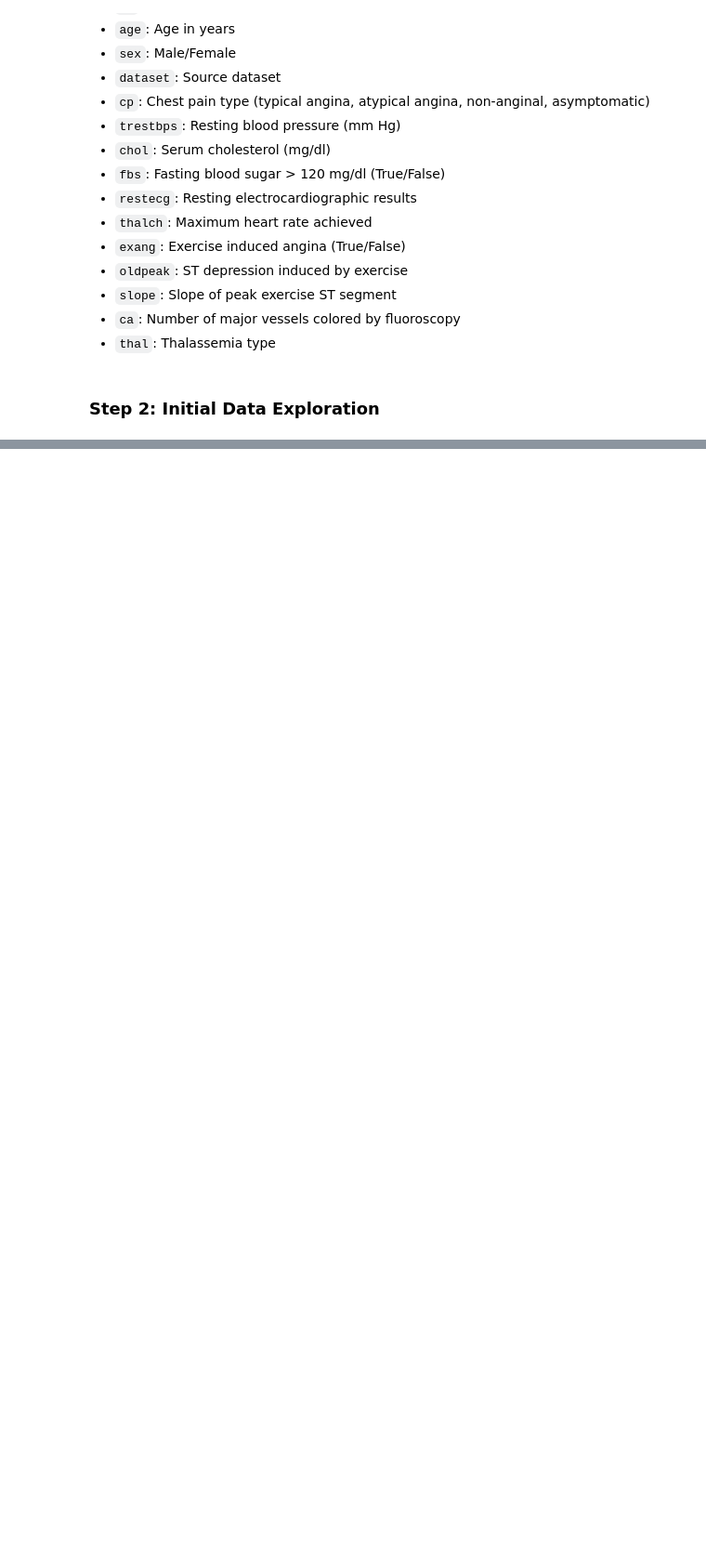
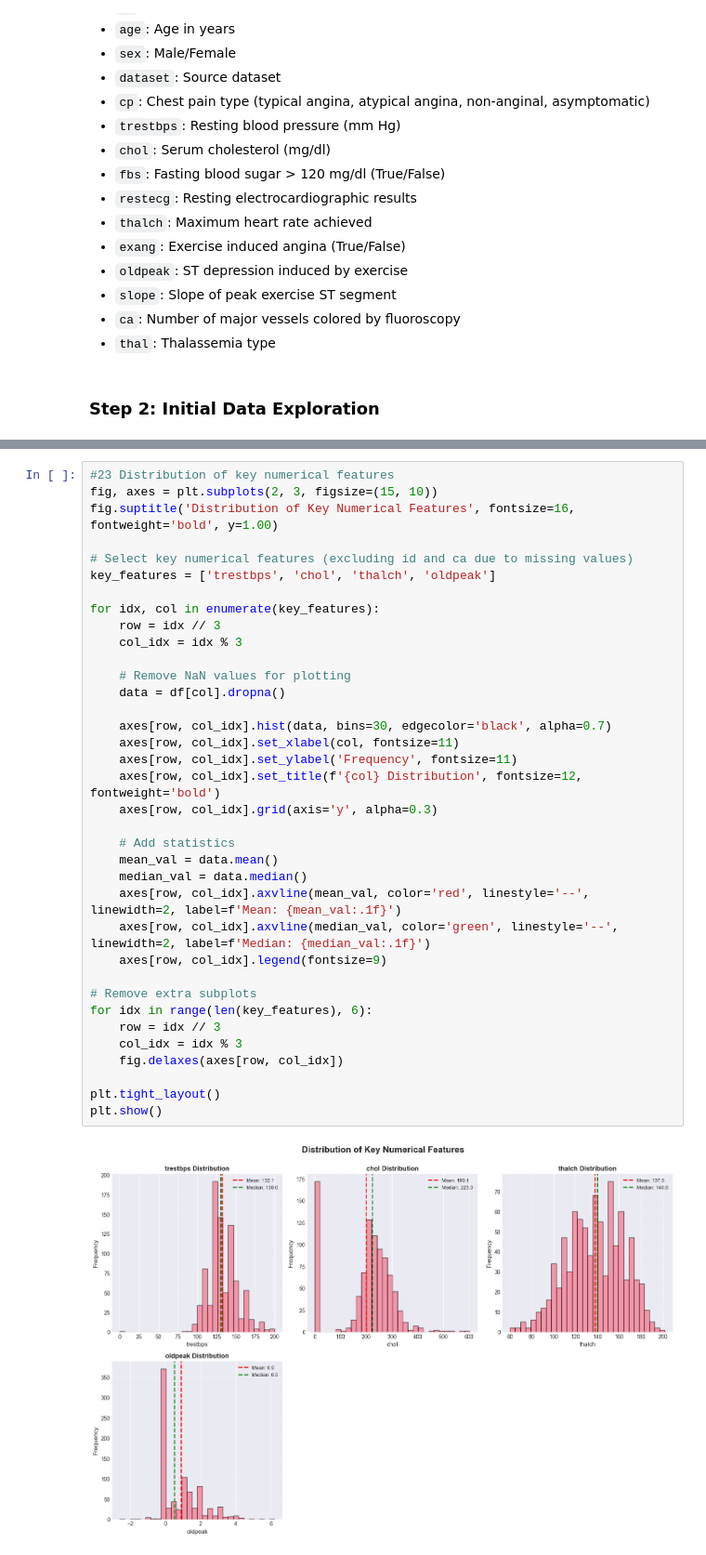
Before and after one commit to davidgit3000/Heart-Disease-Analysis-K-means-, a Jupyter notebook: heart_disease_clustering.ipynb, the cells around one changed output, grey strips where cells are left out. Shown at 93% size. Saved outputs shown, nothing was run; the diff lists cells and outputs as text; blank space fills up the shorter version.

```diff
--- a/heart_disease_clustering.ipynb
+++ b/heart_disease_clustering.ipynb
@@ -327,0 +392,38 @@ DUPLICATE RECORDS CHECK
+# %%
+#23 Distribution of key numerical features
+fig, axes = plt.subplots(2, 3, figsize=(15, 10))
+fig.suptitle('Distribution of Key Numerical Features', fontsize=16, fontweight='bold', y=1.00)
+
+# Select key numerical features (excluding id and ca due to missing values)
+key_features = ['trestbps', 'chol', 'thalch', 'oldpeak']
+
+for idx, col in enumerate(key_features):
+    row = idx // 3
+    col_idx = idx % 3
+
+    # Remove NaN values for plotting
+    data = df[col].dropna()
+
+    axes[row, col_idx].hist(data, bins=30, edgecolor='black', alpha=0.7)
+    axes[row, col_idx].set_xlabel(col, fontsize=11)
+    axes[row, col_idx].set_ylabel('Frequency', fontsize=11)
+    axes[row, col_idx].set_title(f'{col} Distribution', fontsize=12, fontweight='bold')
+    axes[row, col_idx].grid(axis='y', alpha=0.3)
+
+    # Add statistics
+    mean_val = data.mean()
+    median_val = data.median()
+    axes[row, col_idx].axvline(mean_val, color='red', linestyle='--', linewidth=2, label=f'Mean: {mean_val:.1f}')
+    axes[row, col_idx].axvline(median_val, color='green', linestyle='--', linewidth=2, label=f'Median: {median_val:.1f}')
+    axes[row, col_idx].legend(fontsize=9)
+
+# Remove extra subplots
+for idx in range(len(key_features), 6):
+    row = idx // 3
+    col_idx = idx % 3
+    fig.delaxes(axes[row, col_idx])
+
+plt.tight_layout()
+plt.show()
+# %% [output]
+[figure, added]
```
Also changed, not shown: parts of 34 cells of this notebook.
